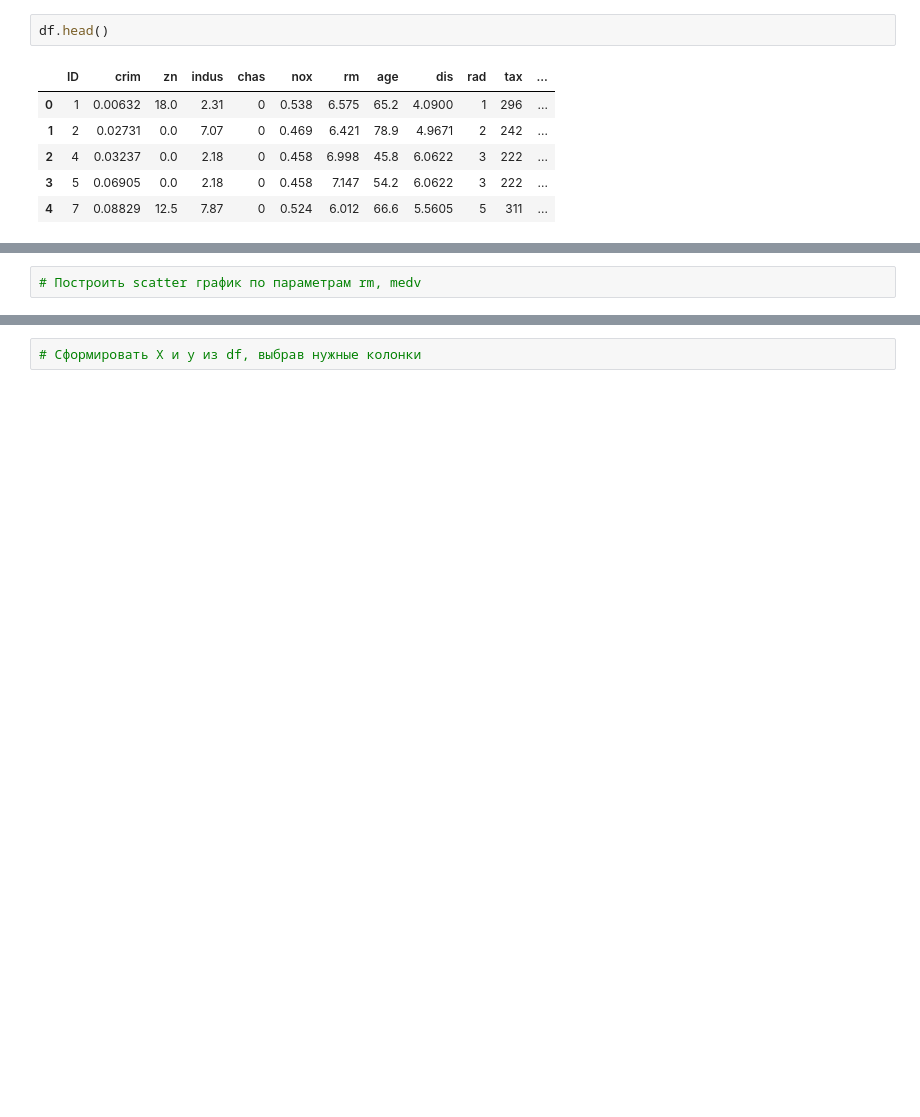
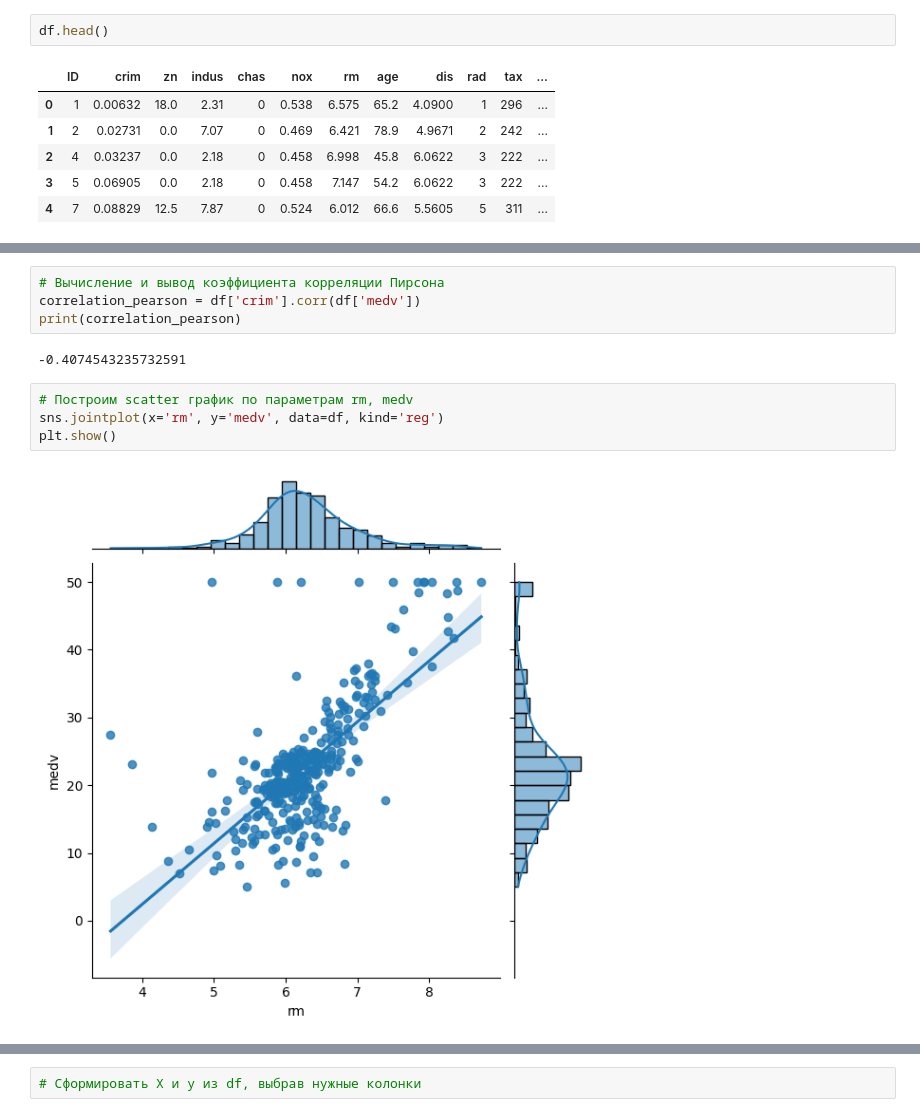
Before and after one commit to stefkong1982/-, a Jupyter notebook: Analitika_bol'shih_dannyh/Mashinnoe_obuchenie_i_Data_Science/Homework_template.ipynb, the cells around one changed output, grey strips where cells are left out. Cells and saved outputs as stored; diff of their text form; blank space fills up the shorter version.

```diff
--- a/Analitika_bol'shih_dannyh/Mashinnoe_obuchenie_i_Data_Science/Homework_template.ipynb
+++ b/Analitika_bol'shih_dannyh/Mashinnoe_obuchenie_i_Data_Science/Homework_template.ipynb
@@ -24,2 +36,12 @@ import matplotlib.pyplot as plt
+# %%
+# Вычисление и вывод коэффициента корреляции Пирсона
+correlation_pearson = df['crim'].corr(df['medv'])
+print(correlation_pearson)
+# %% [output]
+-0.4074543235732591
 # %%
-# Построить scatter график по параметрам rm, medv
+# Построим scatter график по параметрам rm, medv
+sns.jointplot(x='rm', y='medv', data=df, kind='reg')
+plt.show()
+# %% [output]
+[figure, added]
```
Also changed, not shown: parts of 8 cells of this notebook.
